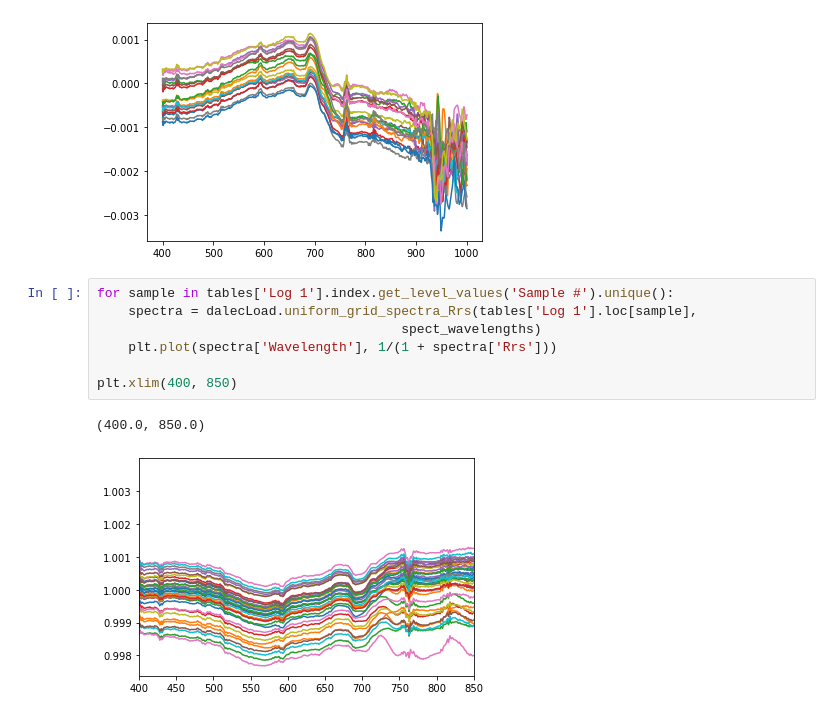
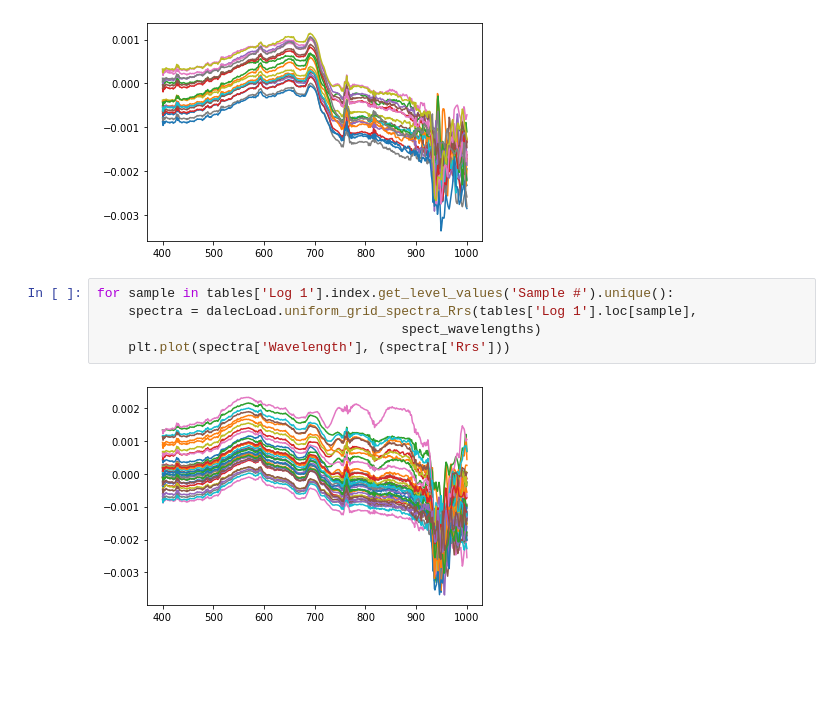
Before and after one commit to scmc72/DALEC_processing, a Jupyter notebook: 21-jun-22.ipynb, the cells around one changed output. Saved outputs shown, nothing was run; the diff lists cells and outputs as text; blank space fills up the shorter version.

```diff
--- a/21-jun-22.ipynb
+++ b/21-jun-22.ipynb
@@ -122,10 +122,7 @@ for sample in tables['Log 2'].index.get_level_values('Sample #').unique():
 # %%
 for sample in tables['Log 1'].index.get_level_values('Sample #').unique():
     spectra = dalecLoad.uniform_grid_spectra_Rrs(tables['Log 1'].loc[sample],
                                        spect_wavelengths)
-    plt.plot(spectra['Wavelength'], 1/(1 + spectra['Rrs']))
-
-plt.xlim(400, 850)
+    plt.plot(spectra['Wavelength'], (spectra['Rrs']))
 # %% [output]
-(400.0, 850.0)
-[figure, old version]
+[figure, new version]
```
Also changed, not shown: parts of 4 cells of this notebook, 3 other files.
